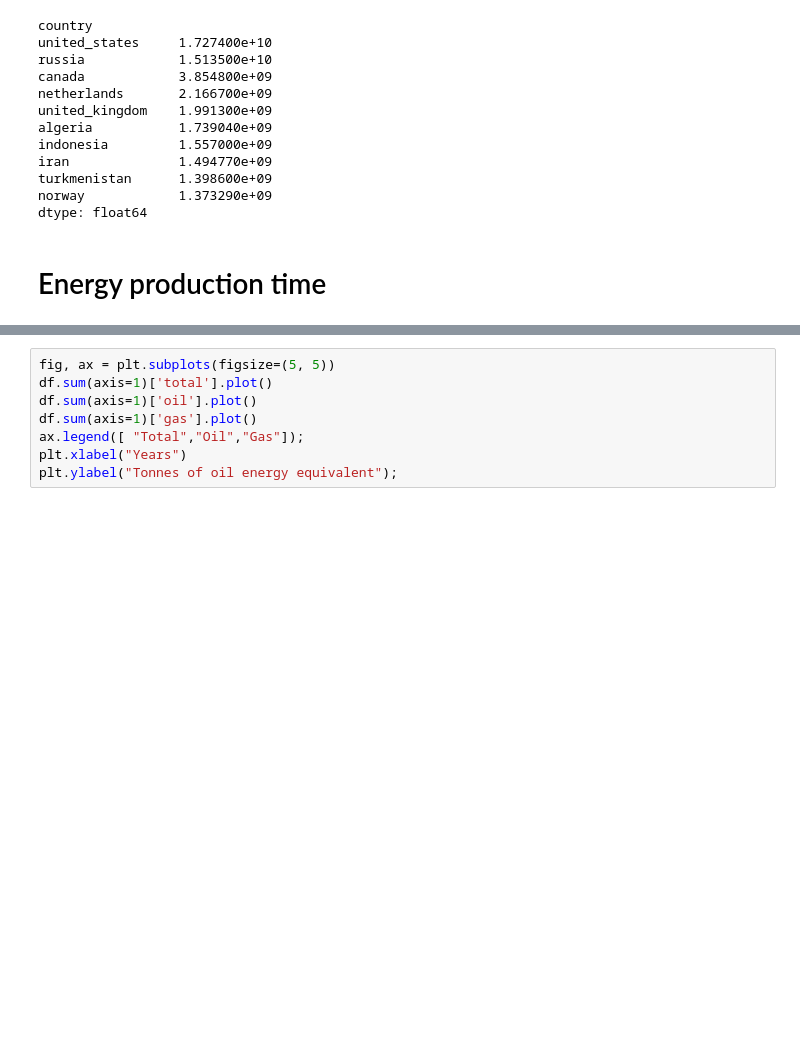
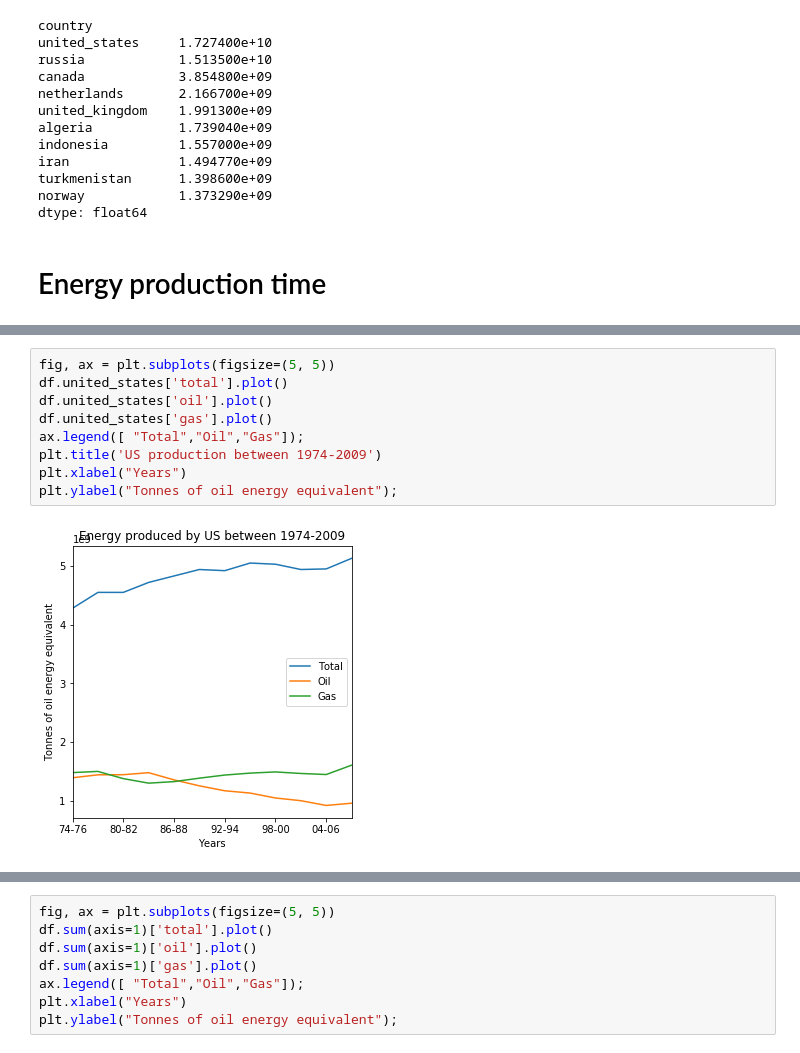
Before and after one commit to reneang17/data-analyst, a Jupyter notebook: gapminder_energy/gapminder_energy_production.ipynb, the cells around one changed output, grey strips where cells are left out. Cells and saved outputs as stored; diff of their text form; blank space fills up the shorter version.

```diff
--- a/gapminder_energy/gapminder_energy_production.ipynb
+++ b/gapminder_energy/gapminder_energy_production.ipynb
@@ -444,0 +468,11 @@ dtype: float64
+# %%
+fig, ax = plt.subplots(figsize=(5, 5))
+df.united_states['total'].plot()
+df.united_states['oil'].plot()
+df.united_states['gas'].plot()
+ax.legend([ "Total","Oil","Gas"]);
+plt.title('US production between 1974-2009')
+plt.xlabel("Years")
+plt.ylabel("Tonnes of oil energy equivalent");
+# %% [output]
+[figure, added]
```
Also changed, not shown: parts of 24 cells of this notebook.
